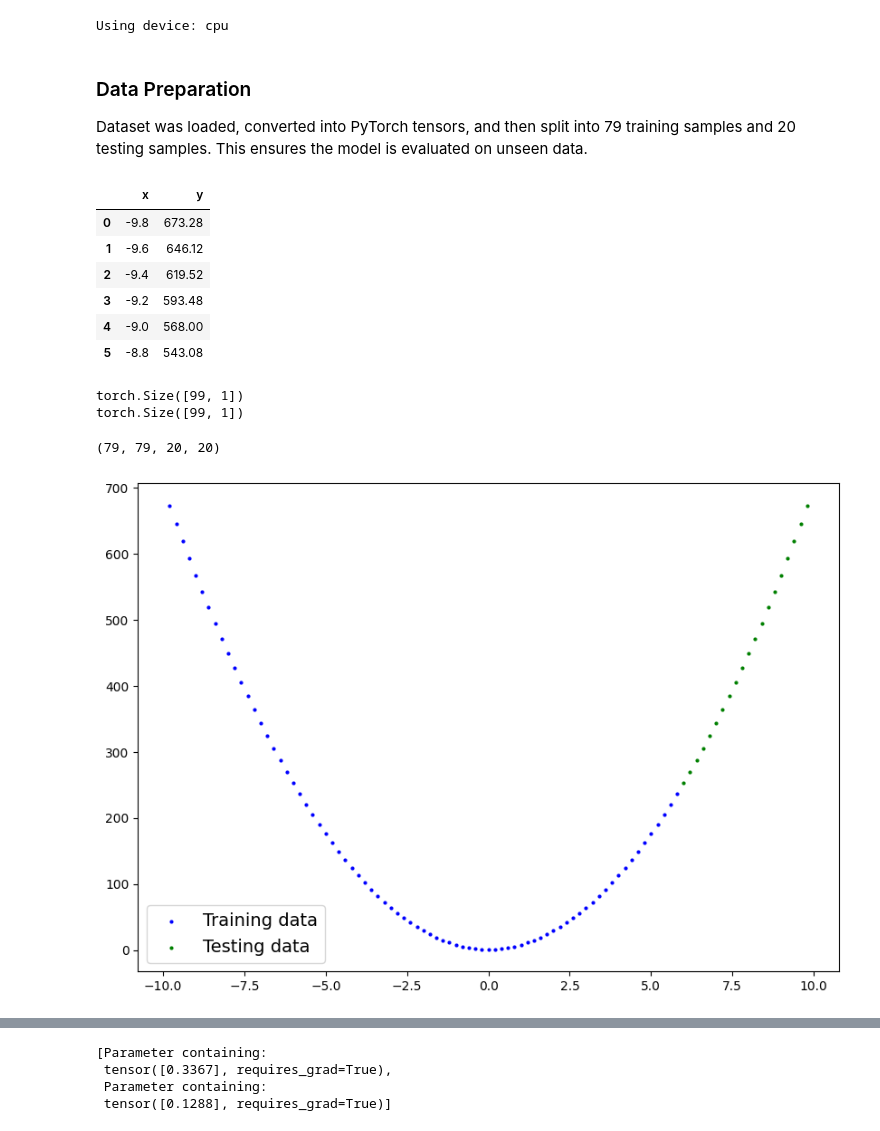
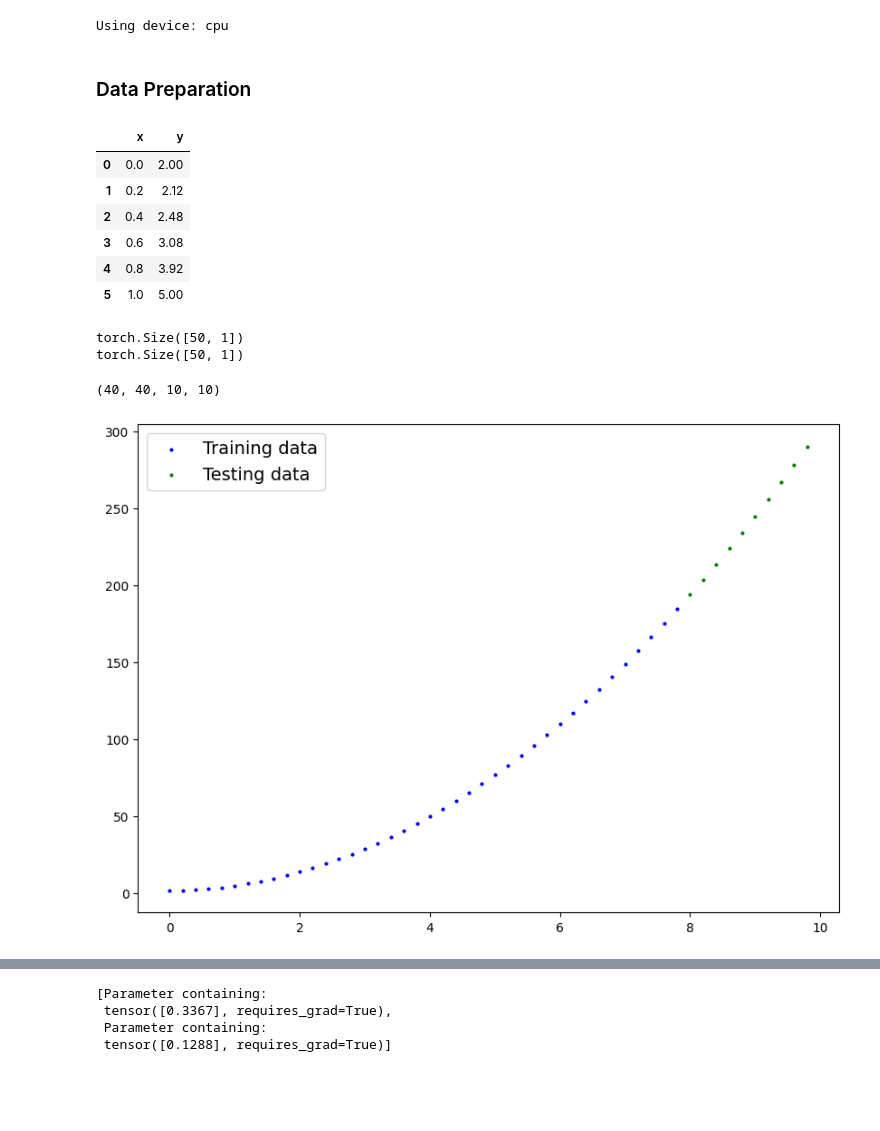
Before and after one commit to amann45/AI_Labworks, a Jupyter notebook: Lab4/pytorch_application_assignment_data2.ipynb, the cells around one changed output, grey strips where cells are left out. Cells and saved outputs as stored; diff of their text form; code cells hidden in the pictures; blank space fills up the shorter version.

```diff
--- a/Lab4/pytorch_application_assignment_data2.ipynb
+++ b/Lab4/pytorch_application_assignment_data2.ipynb
@@ -17,22 +17,21 @@ device = "cuda" if torch.cuda.is_available() else "cpu"
 print(f"Using device: {device}")
 # %% [output]
 Using device: cpu
-# %% [markdown]
-### Data Preparation
-Dataset was loaded, converted into PyTorch tensors, and then split into 79 training samples and 20 testing samples. This ensures the model is evaluated on unseen data.
+# %% [markdown]
+### Data Preparation
 # %%
 import pandas as pd
 import torch
-df = pd.read_csv(r'assignment-data2.csv')
+df = pd.read_csv(r'assignment-data.csv')
 df.head(6)
 # %% [output]
 |  | x | y |
-| 0 | -9.8 | 673.28 |
-| 1 | -9.6 | 646.12 |
-| 2 | -9.4 | 619.52 |
-| 3 | -9.2 | 593.48 |
-| 4 | -9.0 | 568.00 |
-| 5 | -8.8 | 543.08 |
+| 0 | 0.0 | 2.00 |
+| 1 | 0.2 | 2.12 |
+| 2 | 0.4 | 2.48 |
+| 3 | 0.6 | 3.08 |
+| 4 | 0.8 | 3.92 |
+| 5 | 1.0 | 5.00 |
 # %%
 # convert to torch tensors for use in the notebook
 X = torch.tensor(df['x'].values, dtype=torch.float32).unsqueeze(1)
@@ -40,8 +39,8 @@ y = torch.tensor(df['y'].values, dtype=torch.float32).unsqueeze(1)
 print(X.shape)
 print(y.shape)
 # %% [output]
-torch.Size([99, 1])
-torch.Size([99, 1])
+torch.Size([50, 1])
+torch.Size([50, 1])
 # %%
 # Split data
 train_split = int(0.8 * len(X))
@@ -50,7 +49,7 @@ X_test, y_test = X[train_split:], y[train_split:]
 
 len(X_train), len(y_train), len(X_test), len(y_test)
 # %% [output]
-(79, 79, 20, 20)
+(40, 40, 10, 10)
 # %%
 def plot_predictions(train_data=X_train, train_labels=y_train, test_data=X_test, test_labels=y_test, predictions=None):
   plt.figure(figsize=(10, 7))
@@ -70,4 +69,4 @@ def plot_predictions(train_data=X_train, train_labels=y_train, test_data=X_test,
 # %%
 plot_predictions(X_train, y_train, X_test, y_test)
 # %% [output]
-[figure, old version]
+[figure, new version]
```
Also changed, not shown: parts of 17 cells of this notebook.
